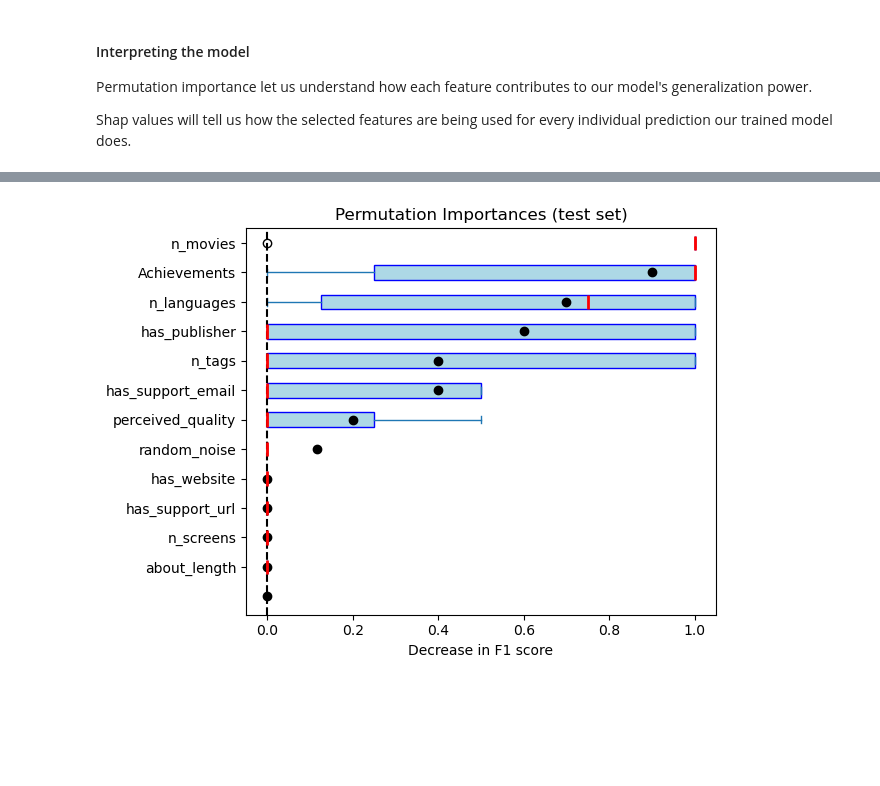
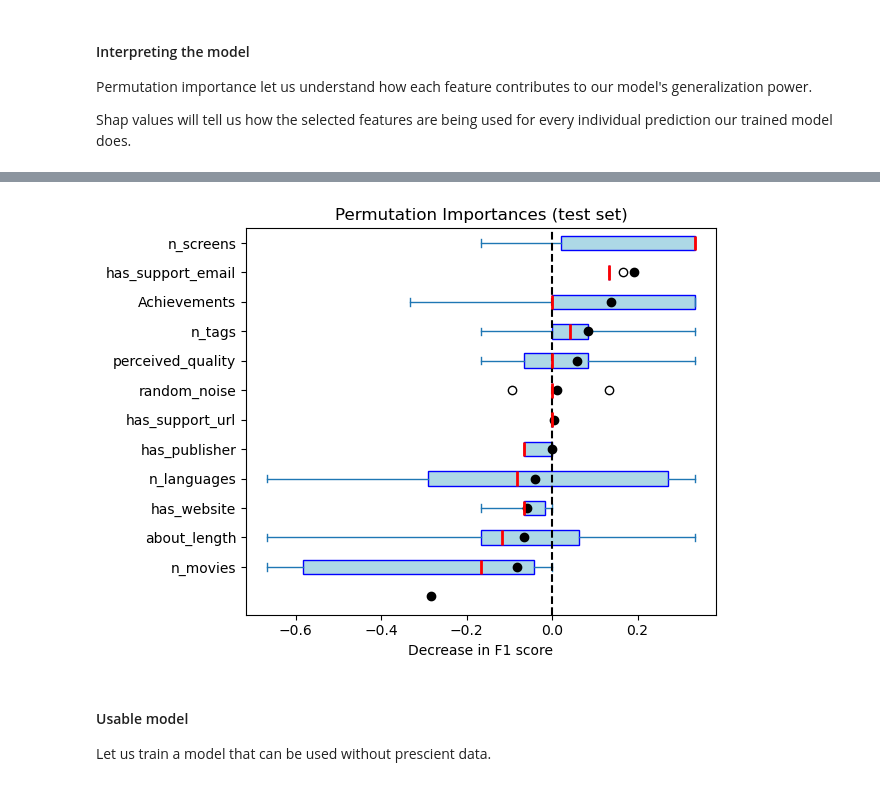
Before and after one commit to MatheusVazManzke/steam-analysis, a Jupyter notebook: notebooks/modeling/2.2-mvm-classification-models.ipynb, the cells around one changed output, grey strips where cells are left out. Drawn from its saved outputs; the diff is of its cells as text; code cells hidden in the pictures; blank space fills up the shorter version.

```diff
--- a/notebooks/modeling/2.2-mvm-classification-models.ipynb
+++ b/notebooks/modeling/2.2-mvm-classification-models.ipynb
@@ -59,7 +61,13 @@ data = pd.read_csv("data/interim/steam-transformed-data.csv")
 #### Testing multiple classifier models
 # %%
 # Our data's beahaviour is not regular through time. For that reason We will be limiting ourselves to 2023.
-data = data[data["year"] >= 2023]
+data = data[data["year"] >= 2020]
+# %%
+data = data[data["Genres"].str.contains("Indie").fillna(False)].sort_values(
+    by="total_reviews", ascending=False
+)
+data = data[data["Metacritic score"] == 0]
+# data = data[data['total_reviews']>10]
 # %%
 # Adding a random noise column in order to better understand feature importances
 data["random_noise"] = np.random.randn(len(data))
@@ -238,26 +255,45 @@ No data for colormapping provided via 'c'. Parameters 'vmin', 'vmax' will be ign
 # %%
+result = permutation_importance(
+    rf,
+    X_test,
+    y_test,
+    n_repeats=10,
+    random_state=42,
+    n_jobs=2,
+    scoring=precision_scorer,
+)
+
+sorted_importances_idx = result.importances_mean.argsort()
+importances = pd.DataFrame(
+    result.importances[sorted_importances_idx].T,
+    columns=X.columns[sorted_importances_idx],
+)
+
 # Plot permutation importances
 fig, ax = plt.subplots()
 importances.plot.box(
     vert=False,
     whis=10,
     ax=ax,
     patch_artist=True,
     boxprops=dict(facecolor="lightblue", color="blue"),
     medianprops=dict(color="red", linewidth=2),
     meanprops=dict(marker="o", markerfacecolor="black", markeredgecolor="black"),
 )
 
 # Adding a mean line
 for i in range(importances.shape[1]):
     mean_value = importances.iloc[:, i].mean()
     ax.plot(mean_value, i, "o", color="black")
 
 ax.set_title("Permutation Importances (test set)")
 ax.axvline(x=0, color="k", linestyle="--")
 ax.set_xlabel("Decrease in F1 score")
 ax.figure.tight_layout()
 
 plt.show()
 # %% [output]
-[figure, old version]
+[figure, new version]
+# %% [markdown]
+#### Usable model
+Let us train a model that can be used without prescient data.
```
Also changed, not shown: parts of 19 cells of this notebook, 6 other files.
